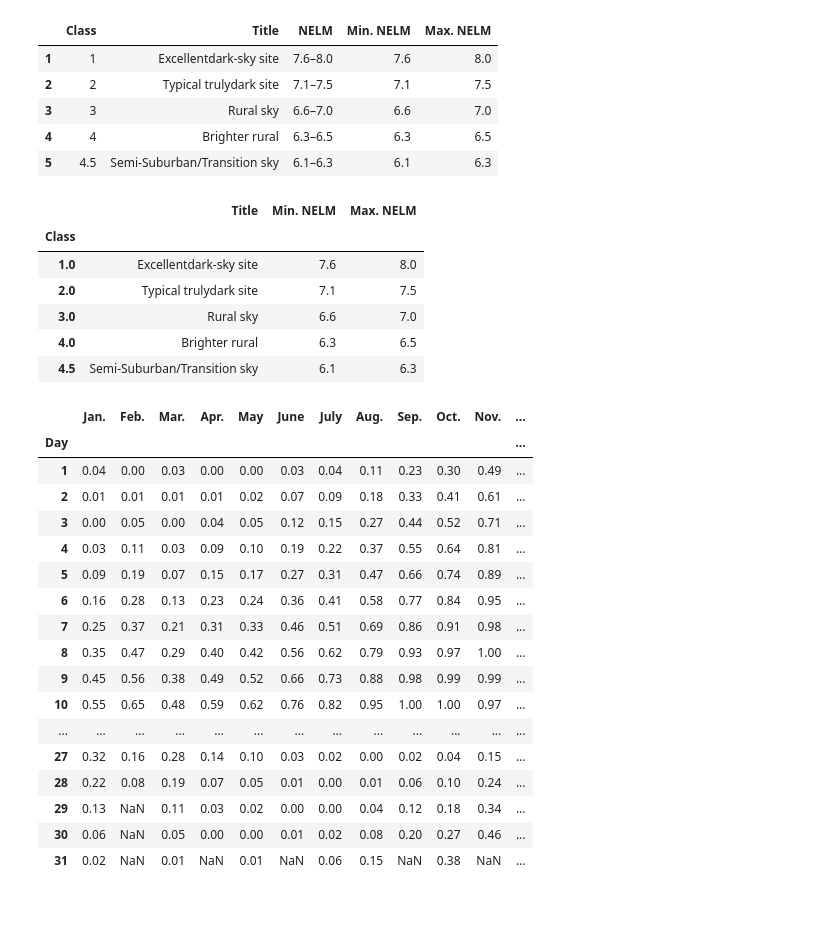
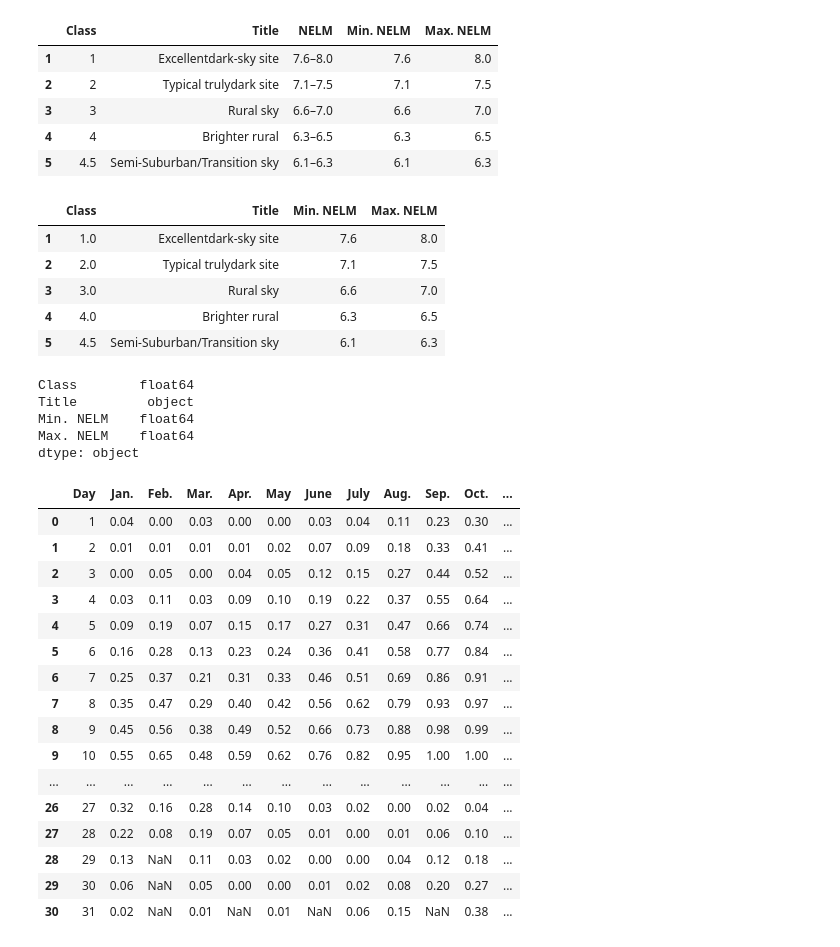
Before and after one commit to n-o-karma/Dark_Sky_Finder, a Jupyter notebook: Project3/api_data/json_cleanup&joins-Copy1.ipynb, the cells around one changed output. Cells and saved outputs as stored; diff of their text form; code cells hidden in the pictures; blank space fills up the shorter version.

```diff
--- a/Project3/api_data/json_cleanup&joins-Copy1.ipynb
+++ b/Project3/api_data/json_cleanup&joins-Copy1.ipynb
@@ -118,20 +119,27 @@ bortledf
 # Change data types and set index
 bortledf_clean = bortledf.drop(columns='NELM')
 bortledf_clean = bortledf_clean.astype({'Class':float,'Min. NELM':float, 'Max. NELM':float})
-bortledf_clean = bortledf_clean.set_index('Class')
+#bortledf_clean = bortledf_clean.set_index('Class')
 
 # Save to csv
 bortledf_clean.to_csv("Resources/bortle_nelm_eq.csv", encoding='utf8', index=False)
 
 bortledf_clean.head()
 # %% [output]
-|  | Title | Min. NELM | Max. NELM |
-| Class |  |  |  |
-| 1.0 | Excellentdark-sky site | 7.6 | 8.0 |
-| 2.0 | Typical trulydark site | 7.1 | 7.5 |
-| 3.0 | Rural sky | 6.6 | 7.0 |
-| 4.0 | Brighter rural | 6.3 | 6.5 |
-| 4.5 | Semi-Suburban/Transition sky | 6.1 | 6.3 |
+|  | Class | Title | Min. NELM | Max. NELM |
+| 1 | 1.0 | Excellentdark-sky site | 7.6 | 8.0 |
+| 2 | 2.0 | Typical trulydark site | 7.1 | 7.5 |
+| 3 | 3.0 | Rural sky | 6.6 | 7.0 |
+| 4 | 4.0 | Brighter rural | 6.3 | 6.5 |
+| 5 | 4.5 | Semi-Suburban/Transition sky | 6.1 | 6.3 |
+# %%
+bortledf_clean.dtypes
+# %% [output]
+Class        float64
+Title         object
+Min. NELM    float64
+Max. NELM    float64
+dtype: object
 # %%
 # Moon Data
 
@@ -152,31 +160,30 @@ for row in rows:
 # %%
 # Gets only the data we need
 moondf = pd.DataFrame(tabledata2[2:],columns=tabledata2[1])
 # Replaces '--' values and changes data types of the rest
 moondf = moondf.replace('--', None)
 moondf = moondf.astype('float')
 moondf = moondf.astype({'Day':int})
-moondf = moondf.set_index('Day')
+#moondf = moondf.set_index('Day')
 # Saves into a CSV file
 moondf.to_csv("Resources/moon_phases.csv", encoding='utf8', index=False)
 # Shows data frame
 moondf
 # %% [output]
-|  | Jan. | Feb. | Mar. | Apr. | May | June | July | Aug. | Sep. | Oct. | Nov. | ... |
-| Day |  |  |  |  |  |  |  |  |  |  |  | ... |
-| 1 | 0.04 | 0.00 | 0.03 | 0.00 | 0.00 | 0.03 | 0.04 | 0.11 | 0.23 | 0.30 | 0.49 | ... |
-| 2 | 0.01 | 0.01 | 0.01 | 0.01 | 0.02 | 0.07 | 0.09 | 0.18 | 0.33 | 0.41 | 0.61 | ... |
-| 3 | 0.00 | 0.05 | 0.00 | 0.04 | 0.05 | 0.12 | 0.15 | 0.27 | 0.44 | 0.52 | 0.71 | ... |
-| 4 | 0.03 | 0.11 | 0.03 | 0.09 | 0.10 | 0.19 | 0.22 | 0.37 | 0.55 | 0.64 | 0.81 | ... |
-| 5 | 0.09 | 0.19 | 0.07 | 0.15 | 0.17 | 0.27 | 0.31 | 0.47 | 0.66 | 0.74 | 0.89 | ... |
-| 6 | 0.16 | 0.28 | 0.13 | 0.23 | 0.24 | 0.36 | 0.41 | 0.58 | 0.77 | 0.84 | 0.95 | ... |
-| 7 | 0.25 | 0.37 | 0.21 | 0.31 | 0.33 | 0.46 | 0.51 | 0.69 | 0.86 | 0.91 | 0.98 | ... |
-| 8 | 0.35 | 0.47 | 0.29 | 0.40 | 0.42 | 0.56 | 0.62 | 0.79 | 0.93 | 0.97 | 1.00 | ... |
-| 9 | 0.45 | 0.56 | 0.38 | 0.49 | 0.52 | 0.66 | 0.73 | 0.88 | 0.98 | 0.99 | 0.99 | ... |
-| 10 | 0.55 | 0.65 | 0.48 | 0.59 | 0.62 | 0.76 | 0.82 | 0.95 | 1.00 | 1.00 | 0.97 | ... |
+|  | Day | Jan. | Feb. | Mar. | Apr. | May | June | July | Aug. | Sep. | Oct. | ... |
+| 0 | 1 | 0.04 | 0.00 | 0.03 | 0.00 | 0.00 | 0.03 | 0.04 | 0.11 | 0.23 | 0.30 | ... |
+| 1 | 2 | 0.01 | 0.01 | 0.01 | 0.01 | 0.02 | 0.07 | 0.09 | 0.18 | 0.33 | 0.41 | ... |
+| 2 | 3 | 0.00 | 0.05 | 0.00 | 0.04 | 0.05 | 0.12 | 0.15 | 0.27 | 0.44 | 0.52 | ... |
+| 3 | 4 | 0.03 | 0.11 | 0.03 | 0.09 | 0.10 | 0.19 | 0.22 | 0.37 | 0.55 | 0.64 | ... |
+| 4 | 5 | 0.09 | 0.19 | 0.07 | 0.15 | 0.17 | 0.27 | 0.31 | 0.47 | 0.66 | 0.74 | ... |
+| 5 | 6 | 0.16 | 0.28 | 0.13 | 0.23 | 0.24 | 0.36 | 0.41 | 0.58 | 0.77 | 0.84 | ... |
+| 6 | 7 | 0.25 | 0.37 | 0.21 | 0.31 | 0.33 | 0.46 | 0.51 | 0.69 | 0.86 | 0.91 | ... |
+| 7 | 8 | 0.35 | 0.47 | 0.29 | 0.40 | 0.42 | 0.56 | 0.62 | 0.79 | 0.93 | 0.97 | ... |
+| 8 | 9 | 0.45 | 0.56 | 0.38 | 0.49 | 0.52 | 0.66 | 0.73 | 0.88 | 0.98 | 0.99 | ... |
+| 9 | 10 | 0.55 | 0.65 | 0.48 | 0.59 | 0.62 | 0.76 | 0.82 | 0.95 | 1.00 | 1.00 | ... |
 | ... | ... | ... | ... | ... | ... | ... | ... | ... | ... | ... | ... | ... |
-| 27 | 0.32 | 0.16 | 0.28 | 0.14 | 0.10 | 0.03 | 0.02 | 0.00 | 0.02 | 0.04 | 0.15 | ... |
-| 28 | 0.22 | 0.08 | 0.19 | 0.07 | 0.05 | 0.01 | 0.00 | 0.01 | 0.06 | 0.10 | 0.24 | ... |
-| 29 | 0.13 | NaN | 0.11 | 0.03 | 0.02 | 0.00 | 0.00 | 0.04 | 0.12 | 0.18 | 0.34 | ... |
-| 30 | 0.06 | NaN | 0.05 | 0.00 | 0.00 | 0.01 | 0.02 | 0.08 | 0.20 | 0.27 | 0.46 | ... |
-| 31 | 0.02 | NaN | 0.01 | NaN | 0.01 | NaN | 0.06 | 0.15 | NaN | 0.38 | NaN | ... |
+| 26 | 27 | 0.32 | 0.16 | 0.28 | 0.14 | 0.10 | 0.03 | 0.02 | 0.00 | 0.02 | 0.04 | ... |
+| 27 | 28 | 0.22 | 0.08 | 0.19 | 0.07 | 0.05 | 0.01 | 0.00 | 0.01 | 0.06 | 0.10 | ... |
+| 28 | 29 | 0.13 | NaN | 0.11 | 0.03 | 0.02 | 0.00 | 0.00 | 0.04 | 0.12 | 0.18 | ... |
+| 29 | 30 | 0.06 | NaN | 0.05 | 0.00 | 0.00 | 0.01 | 0.02 | 0.08 | 0.20 | 0.27 | ... |
+| 30 | 31 | 0.02 | NaN | 0.01 | NaN | 0.01 | NaN | 0.06 | 0.15 | NaN | 0.38 | ... |
```
Also changed, not shown: parts of 7 cells of this notebook, 5 other files.
